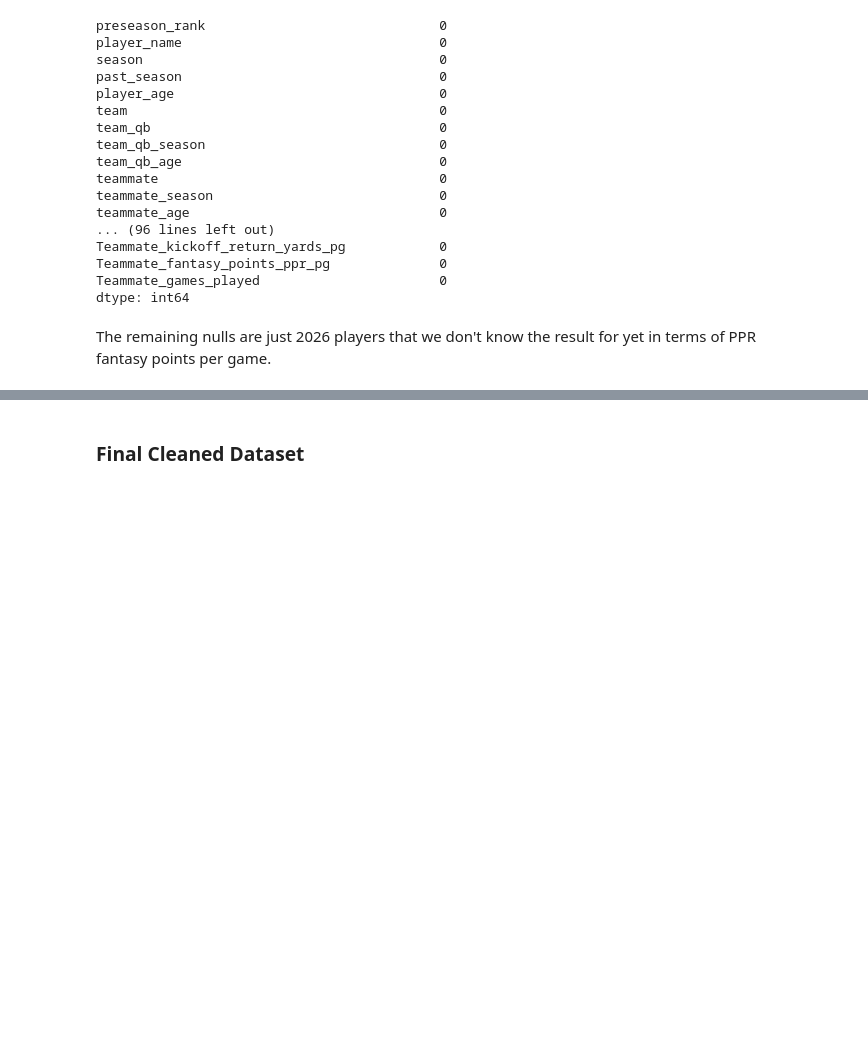
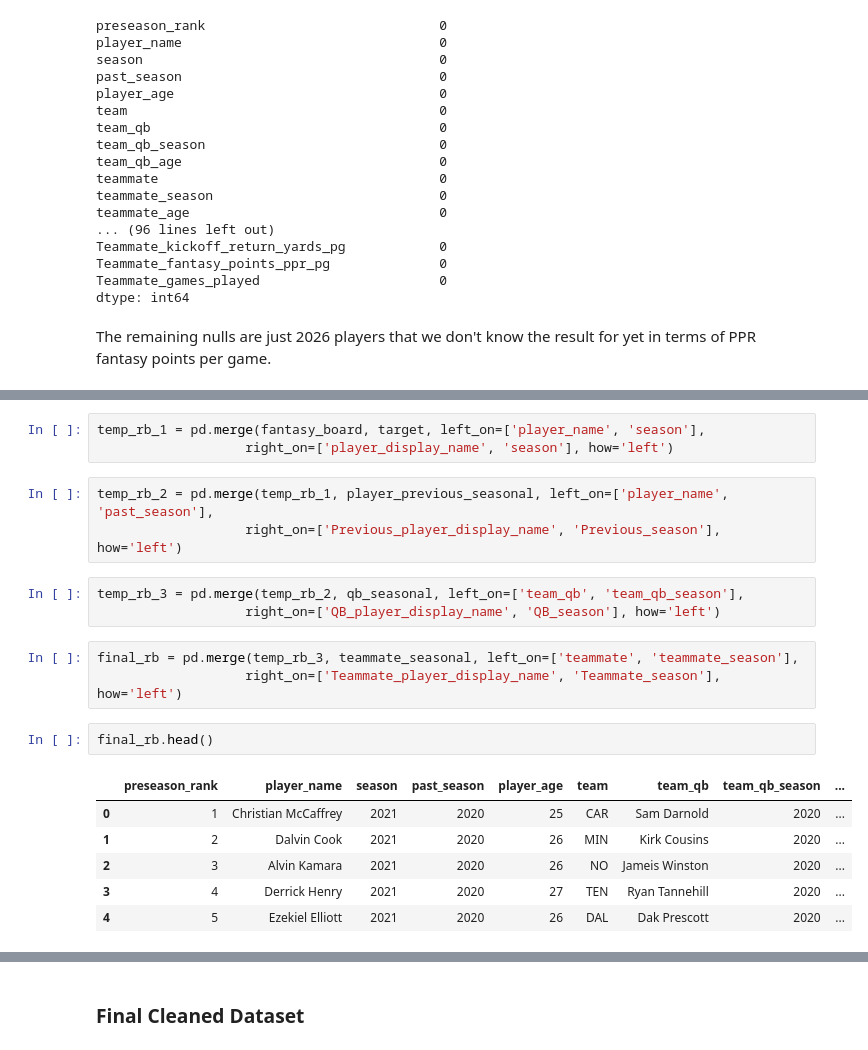
Before and after one commit to kevinkietle/2026-Fantasy-Football-Rankings, a Jupyter notebook: scripts/1_data_scraping_and_cleaning.ipynb, the cells around one changed output, grey strips where cells are left out. Saved outputs shown, nothing was run; the diff lists cells and outputs as text; blank space fills up the shorter version.

```diff
--- a/scripts/1_data_scraping_and_cleaning.ipynb
+++ b/scripts/1_data_scraping_and_cleaning.ipynb
@@ -524,0 +557,21 @@ The remaining nulls are just 2026 players that we don't know the result for yet
+# %%
+temp_rb_1 = pd.merge(fantasy_board, target, left_on=['player_name', 'season'],
+                   right_on=['player_display_name', 'season'], how='left')
+# %%
+temp_rb_2 = pd.merge(temp_rb_1, player_previous_seasonal, left_on=['player_name', 'past_season'],
+                   right_on=['Previous_player_display_name', 'Previous_season'], how='left')
+# %%
+temp_rb_3 = pd.merge(temp_rb_2, qb_seasonal, left_on=['team_qb', 'team_qb_season'],
+                   right_on=['QB_player_display_name', 'QB_season'], how='left')
+# %%
+final_rb = pd.merge(temp_rb_3, teammate_seasonal, left_on=['teammate', 'teammate_season'],
+                   right_on=['Teammate_player_display_name', 'Teammate_season'], how='left')
+# %%
+final_rb.head()
+# %% [output]
+|  | preseason_rank | player_name | season | past_season | player_age | team | team_qb | team_qb_season | ... |
+| 0 | 1 | Christian McCaffrey | 2021 | 2020 | 25 | CAR | Sam Darnold | 2020 | ... |
+| 1 | 2 | Dalvin Cook | 2021 | 2020 | 26 | MIN | Kirk Cousins | 2020 | ... |
+| 2 | 3 | Alvin Kamara | 2021 | 2020 | 26 | NO | Jameis Winston | 2020 | ... |
+| 3 | 4 | Derrick Henry | 2021 | 2020 | 27 | TEN | Ryan Tannehill | 2020 | ... |
+| 4 | 5 | Ezekiel Elliott | 2021 | 2020 | 26 | DAL | Dak Prescott | 2020 | ... |
```
Also changed, not shown: parts of 21 cells of this notebook, 10 other files.
